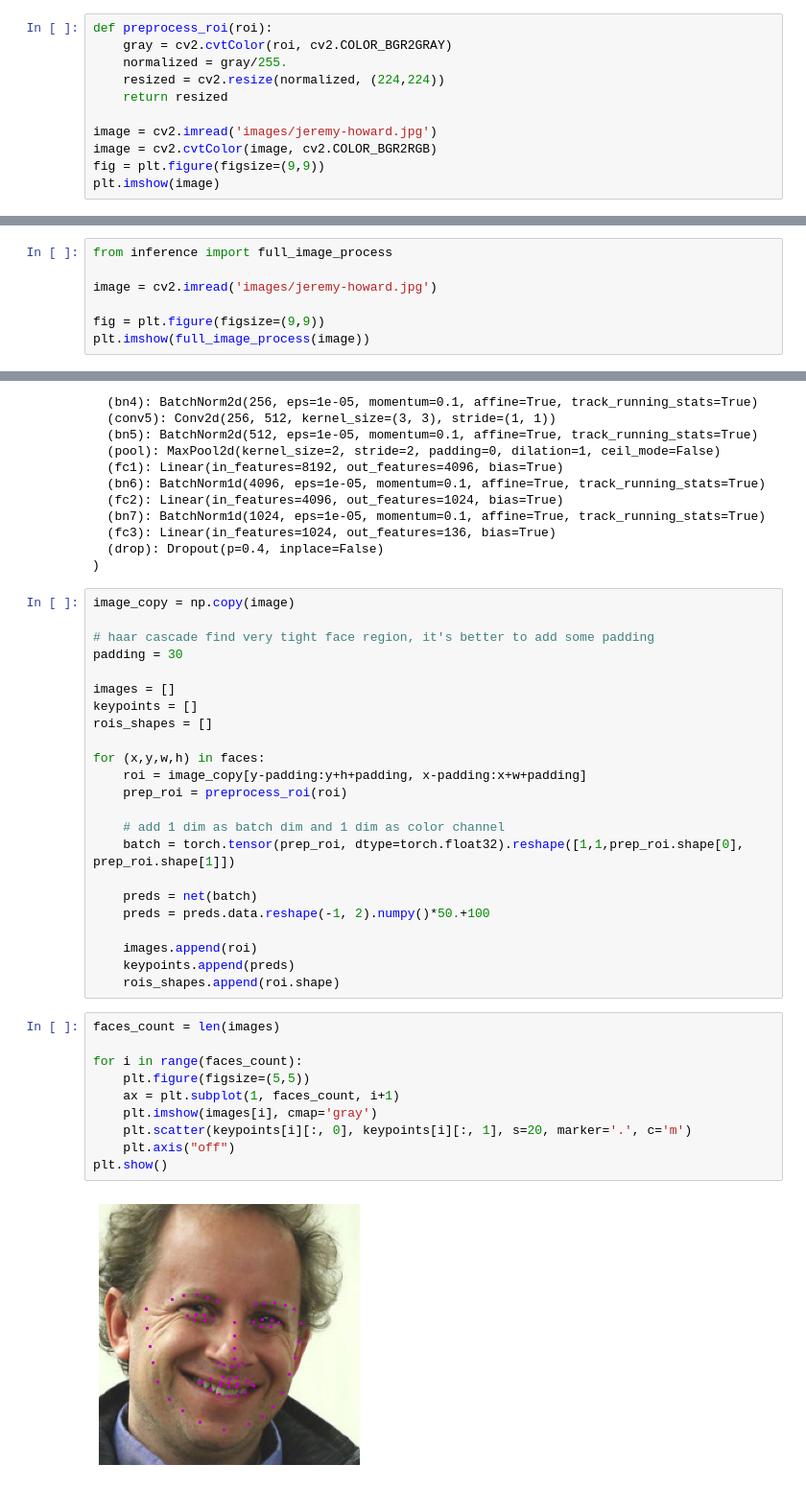
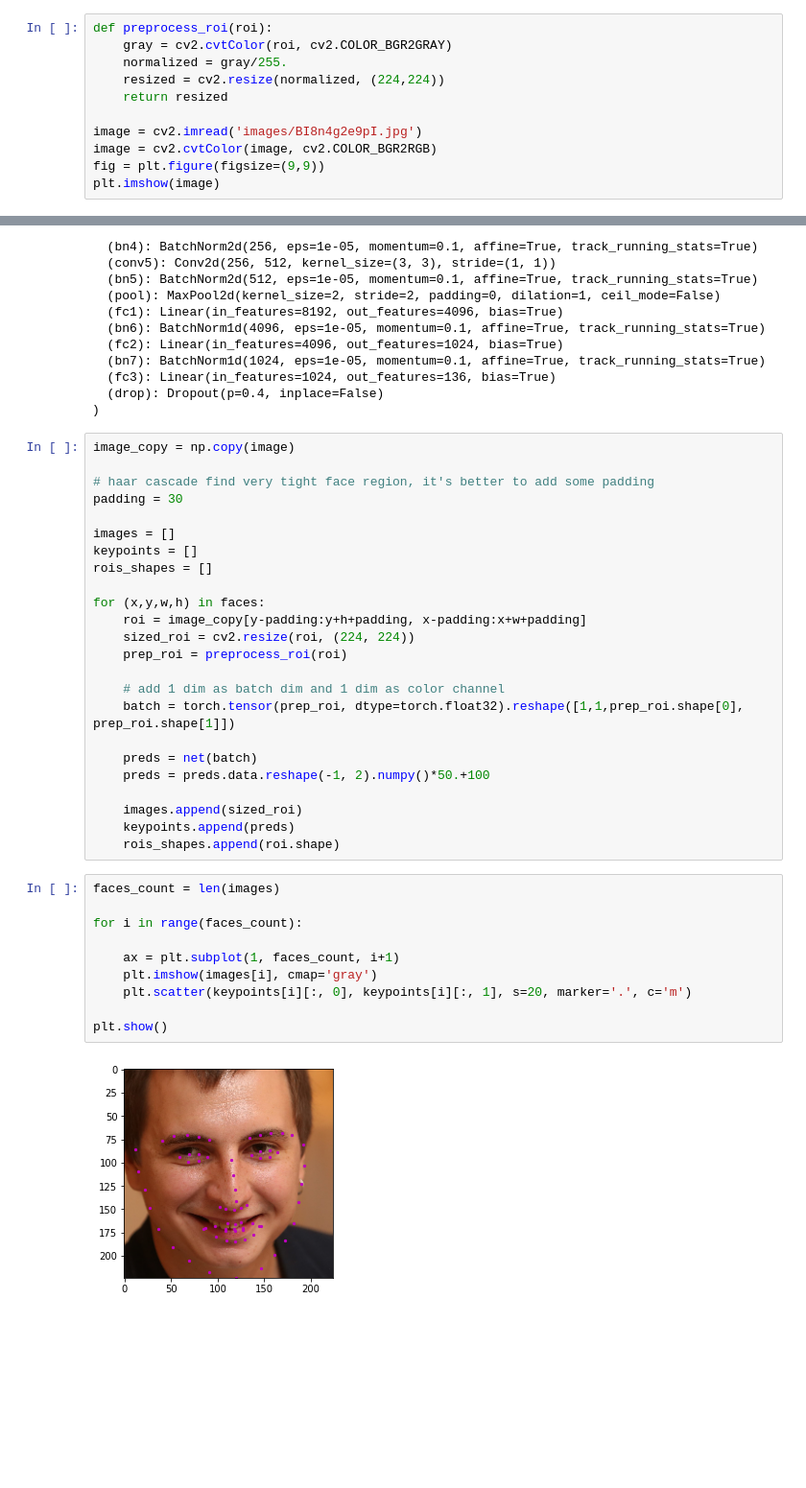
Before and after one commit to s-mayorov/computer_vision_projects, a Jupyter notebook: object_detection/facial_keypoints/pytorch/detection.ipynb, the cells around one changed output, grey strips where cells are left out. Shown at 96% size. Cells and saved outputs as stored; diff of their text form; blank space fills up the shorter version.

```diff
--- a/object_detection/facial_keypoints/pytorch/detection.ipynb
+++ b/object_detection/facial_keypoints/pytorch/detection.ipynb
@@ -10,7 +10,7 @@ def preprocess_roi(roi):
     resized = cv2.resize(normalized, (224,224))
     return resized
 
-image = cv2.imread('images/jeremy-howard.jpg')
+image = cv2.imread('images/BI8n4g2e9pI.jpg')
 image = cv2.cvtColor(image, cv2.COLOR_BGR2RGB)
 fig = plt.figure(figsize=(9,9))
 plt.imshow(image)
@@ -20,10 +20,3 @@ plt.imshow(image)
-# %%
-from inference import full_image_process
-
-image = cv2.imread('images/jeremy-howard.jpg')
-
-fig = plt.figure(figsize=(9,9))
-plt.imshow(full_image_process(image))
 # %%
 face_cascade = cv2.CascadeClassifier('detector_architectures/haarcascade_frontalface_default.xml')
 faces = face_cascade.detectMultiScale(image, 1.2, 2)
@@ -77,6 +70,7 @@ rois_shapes = []
 
 for (x,y,w,h) in faces:
     roi = image_copy[y-padding:y+h+padding, x-padding:x+w+padding]
+    sized_roi = cv2.resize(roi, (224, 224))
     prep_roi = preprocess_roi(roi)
 
     # add 1 dim as batch dim and 1 dim as color channel
@@ -85,21 +79,21 @@ for (x,y,w,h) in faces:
     preds = net(batch)
     preds = preds.data.reshape(-1, 2).numpy()*50.+100
 
-    images.append(roi)
+    images.append(sized_roi)
     keypoints.append(preds)
     rois_shapes.append(roi.shape)
 # %%
 faces_count = len(images)
 
 for i in range(faces_count):
-    plt.figure(figsize=(5,5))
+
     ax = plt.subplot(1, faces_count, i+1)
     plt.imshow(images[i], cmap='gray')
     plt.scatter(keypoints[i][:, 0], keypoints[i][:, 1], s=20, marker='.', c='m')
-    plt.axis("off")
+
 plt.show()
 # %% [output]
-[figure, old version]
+[figure, new version]
 # %%
 faces_with_glasses = []
 for i in range(faces_count):
```
Also changed, not shown: parts of 5 cells of this notebook, 22 other files.
